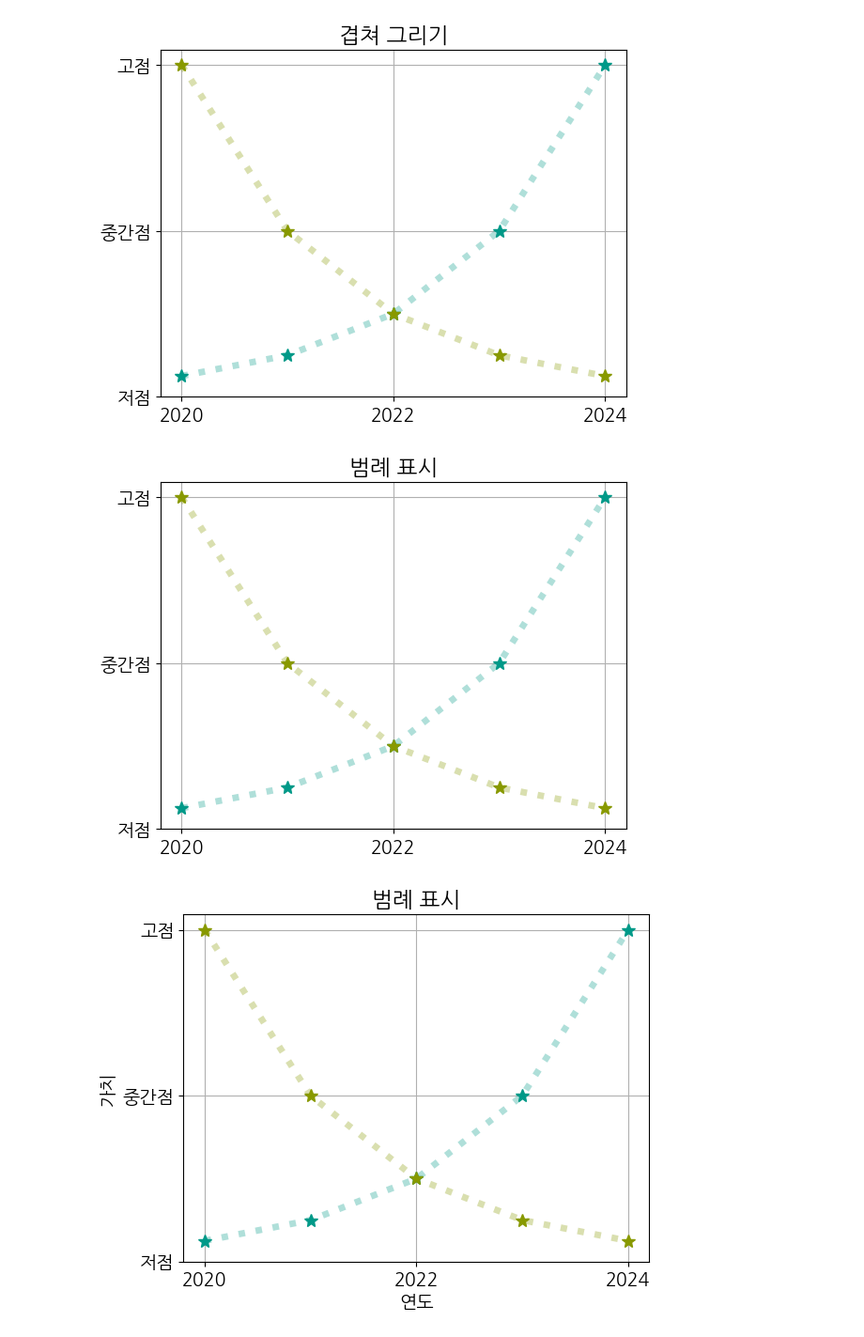
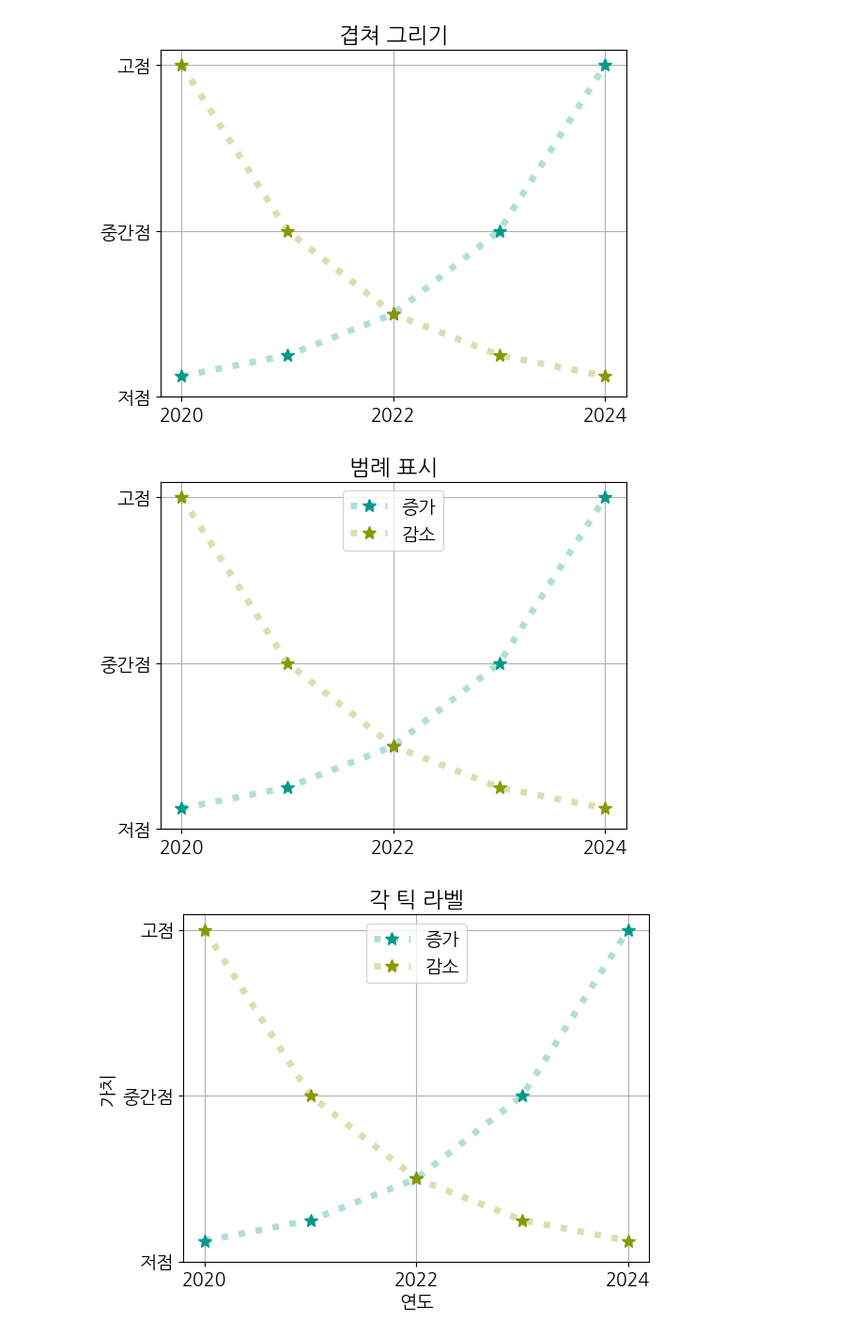
Before and after one commit to workmakerdaily/python-20240709-, a Jupyter notebook: visualize-data.ipynb, the cells around one changed output. Shown at 94% size. Saved outputs shown, nothing was run; the diff lists cells and outputs as text; code cells hidden in the pictures.

```diff
--- a/visualize-data.ipynb
+++ b/visualize-data.ipynb
@@ -142,25 +154,31 @@ plt.show()
 # regend() 메서드를 통해 범례를 표시할 수 있음
 # loc 매개변수에 위치에 해당하는 정수를 전달하여 위치 지정 가능
 plt.title('범례 표시')
-plt.plot([2020, 2021, 2022, 2023, 2024], [1, 2, 4, 8, 16], c='#00998850', lw=5, ls=':', marker='*',ms=10, mfc='#009988', label = '증가')
-plt.plot([2020, 2021, 2022, 2023, 2024], [16, 8, 4, 2, 1], c='#88990050', lw=5, ls=':', marker='*',ms=10, mfc='#889900', label = '감소')
+plt.plot([2020, 2021, 2022, 2023, 2024], [1, 2, 4, 8, 16],
+        c='#00998850', lw=5, ls=':', marker='*', ms=10, mfc='#009988', label='증가')
+plt.plot([2020, 2021, 2022, 2023, 2024], [16, 8, 4, 2, 1],
+        c='#88990050', lw=5, ls=':', marker='*', ms=10, mfc='#889900', label='감소')
 plt.xticks([2020, 2022, 2024])
 plt.yticks([0, 8, 16], ['저점', '중간점', '고점'])
 plt.grid(True)
+plt.legend(loc=9)
 plt.show()
 # %% [output]
-[figure, old version]
+[figure, new version]
 # %%
 # 각 틱 라벨
 # xlabel(), ylabel() 메서드로 x축, y축의 라벨을 표시할 수 있음
-plt.title('범례 표시')
-plt.plot([2020, 2021, 2022, 2023, 2024], [1, 2, 4, 8, 16], c='#00998850', lw=5, ls=':', marker='*',ms=10, mfc='#009988', label = '증가')
-plt.plot([2020, 2021, 2022, 2023, 2024], [16, 8, 4, 2, 1], c='#88990050', lw=5, ls=':', marker='*',ms=10, mfc='#889900', label = '감소')
+plt.title('각 틱 라벨')
+plt.plot([2020, 2021, 2022, 2023, 2024], [1, 2, 4, 8, 16],
+        c='#00998850', lw=5, ls=':', marker='*', ms=10, mfc='#009988', label='증가')
+plt.plot([2020, 2021, 2022, 2023, 2024], [16, 8, 4, 2, 1],
+        c='#88990050', lw=5, ls=':', marker='*', ms=10, mfc='#889900', label='감소')
 plt.xticks([2020, 2022, 2024])
 plt.yticks([0, 8, 16], ['저점', '중간점', '고점'])
 plt.xlabel('연도')
 plt.ylabel('가치')
 plt.grid(True)
+plt.legend(loc=9)
 plt.show()
 # %% [output]
-[figure, old version]
+[figure, new version]
```
Also changed, not shown: parts of 6 cells of this notebook.
